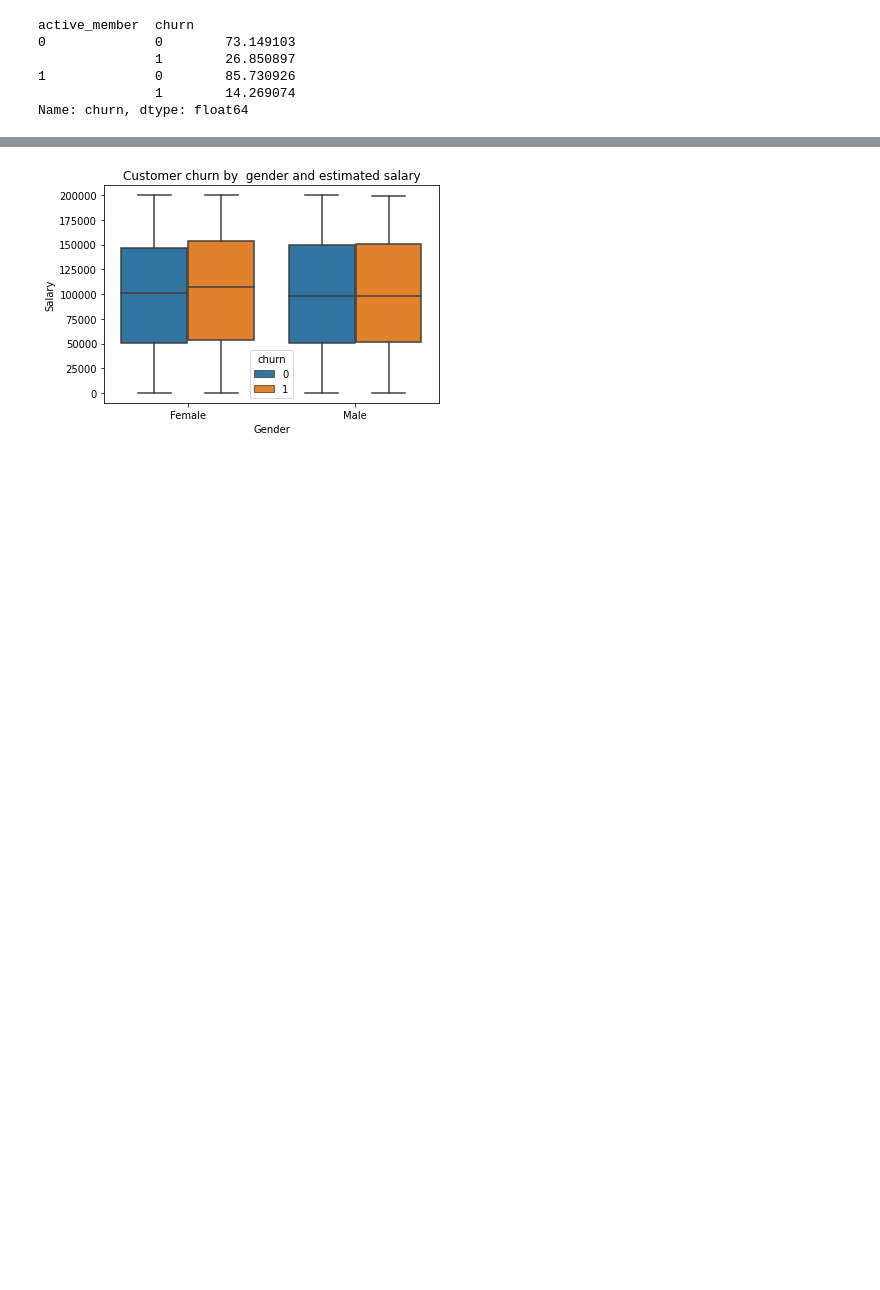
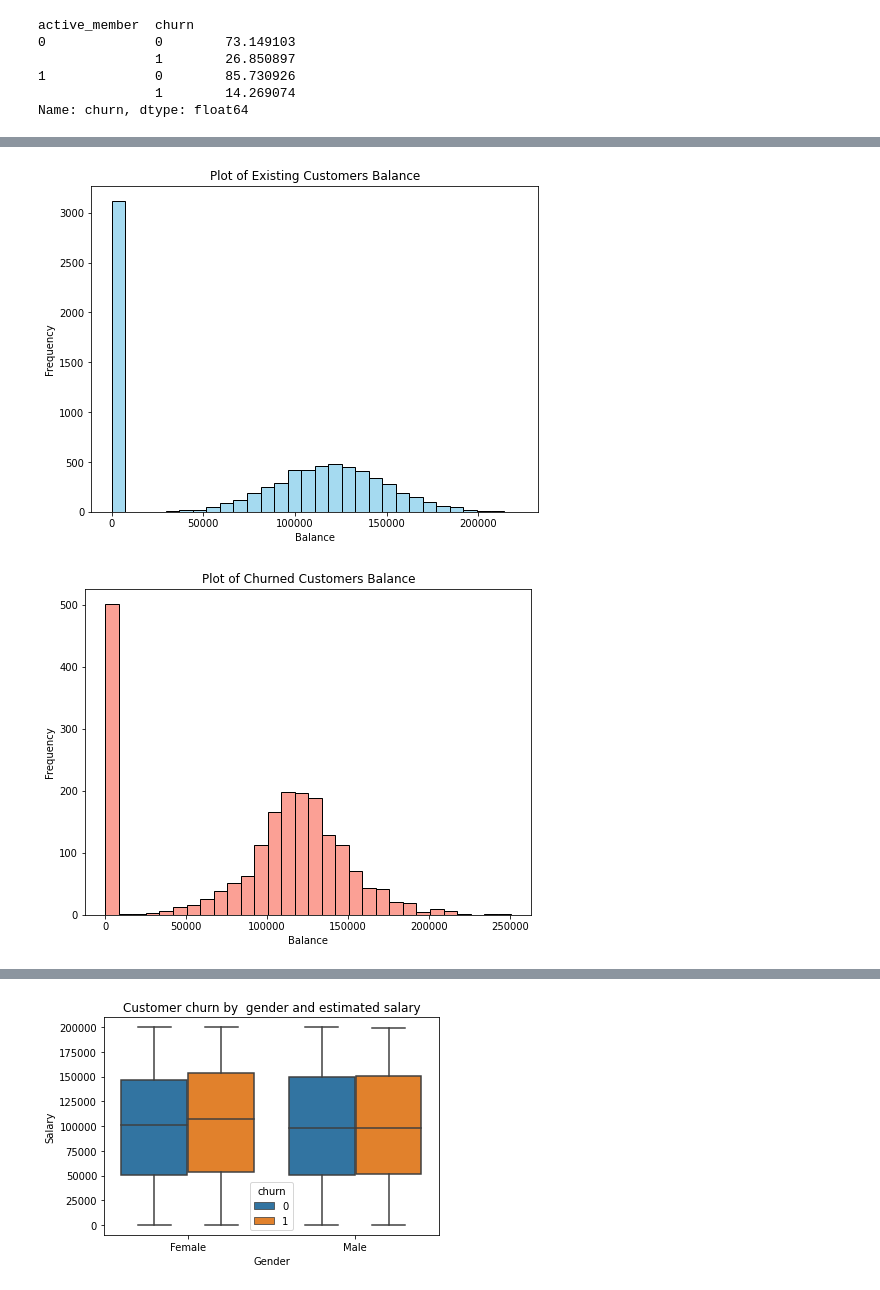
Before and after one commit to DimGiannouli/ds_customer_churn, a Jupyter notebook: xgb_model.ipynb, the cells around one changed output, grey strips where cells are left out. Drawn from its saved outputs; the diff is of its cells as text; code cells hidden in the pictures; blank space fills up the shorter version.

```diff
--- a/xgb_model.ipynb
+++ b/xgb_model.ipynb
@@ -154,0 +134,18 @@ plt.show()
+# %%
+# Histogram plots for 'balance' variable
+plt.figure(figsize=(8, 6))
+sns.histplot(df_churn[df_churn['churn']== 0]['balance'], bins=30, kde=False, color='skyblue')
+plt.xlabel('Balance')
+plt.ylabel('Frequency')
+plt.title('Plot of Existing Customers Balance')
+plt.show()
+
+plt.figure(figsize=(8, 6))
+sns.histplot(df_churn[df_churn['churn']== 1]['balance'], bins=30, kde=False, color='salmon')
+plt.xlabel('Balance')
+plt.ylabel('Frequency')
+plt.title('Plot of Churned Customers Balance')
+plt.show()
+# %% [output]
+[figure, added]
+[figure, added]
```
Also changed, not shown: parts of 16 cells of this notebook, 1 other file.
